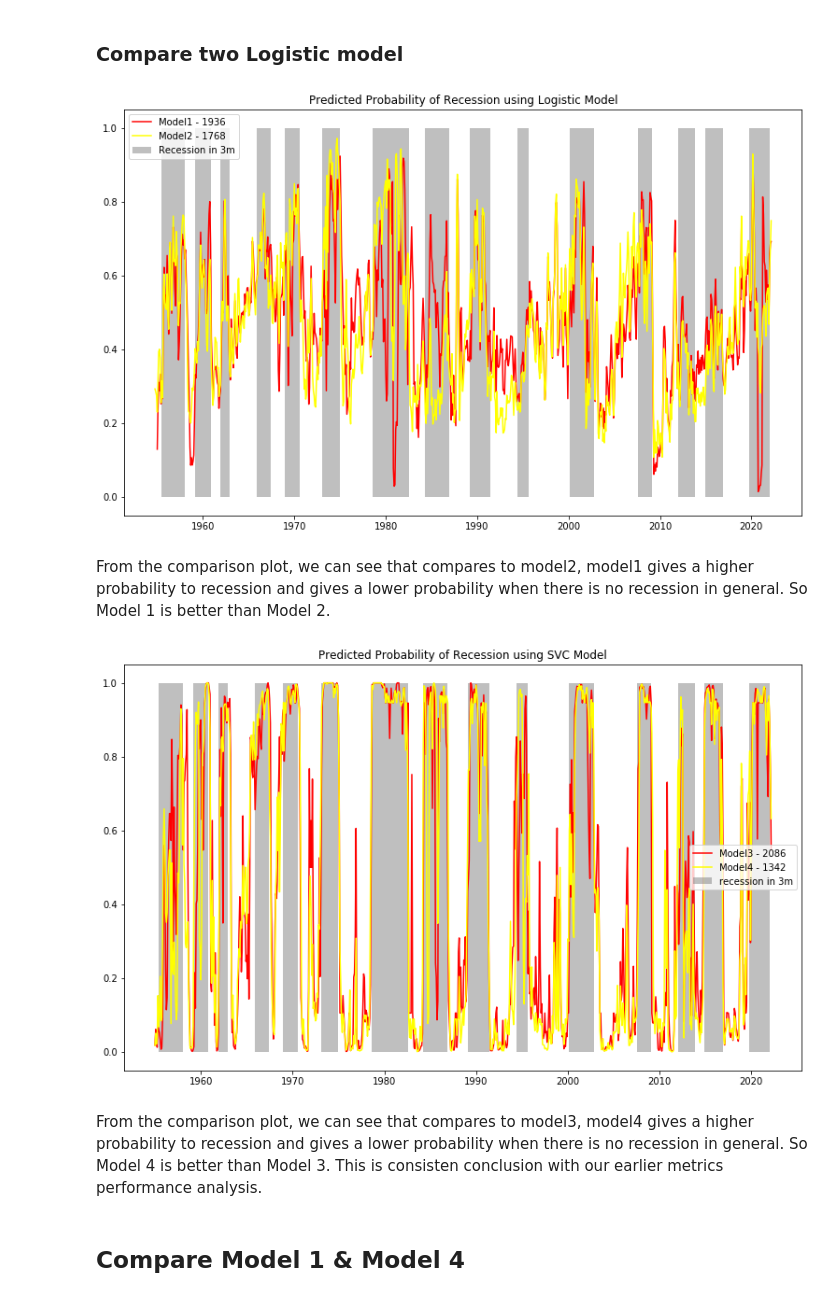
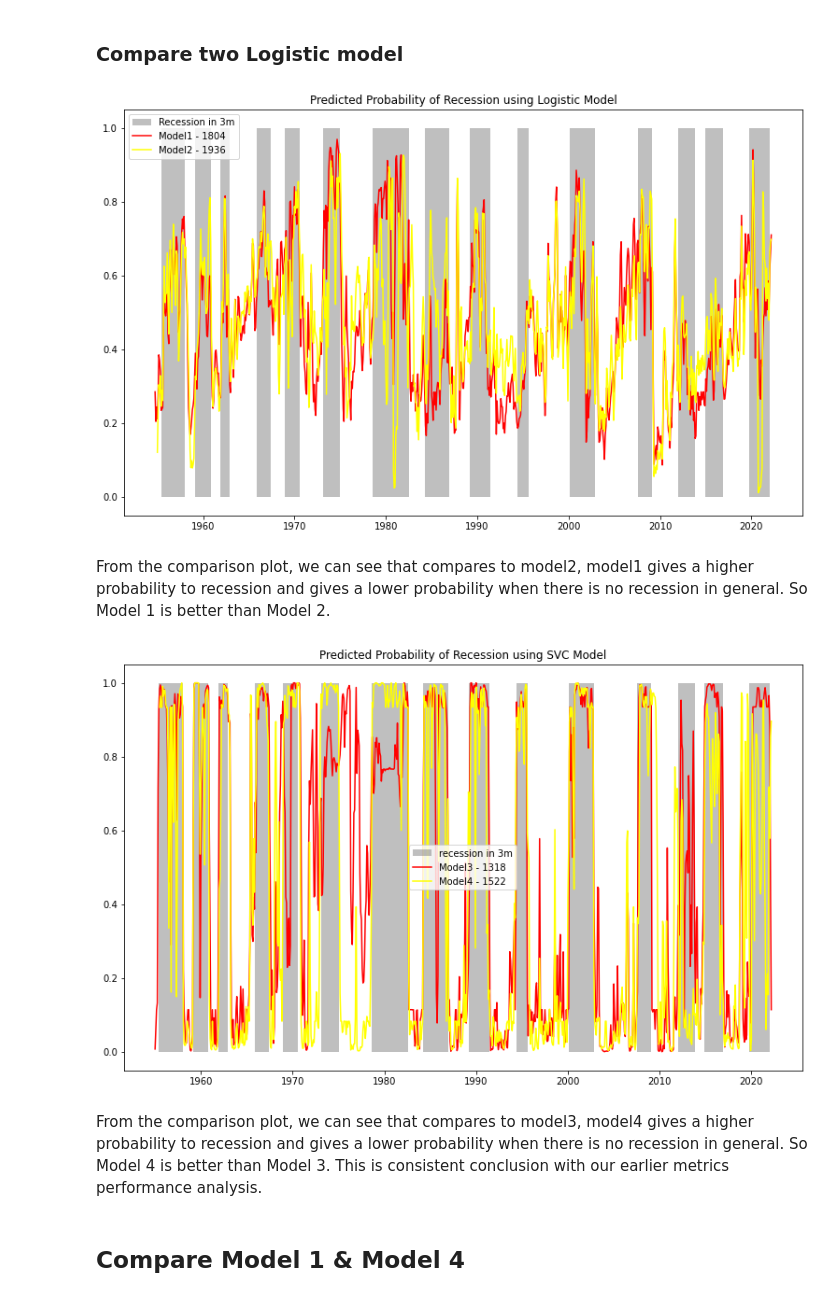
Before and after one commit to KayleeZhu/recession_prediction, a Jupyter notebook: model_performance.ipynb, the cells around one changed output. Saved outputs shown, nothing was run; the diff lists cells and outputs as text; code cells hidden in the pictures.

```diff
--- a/model_performance.ipynb
+++ b/model_performance.ipynb
@@ -254,7 +256,6 @@ Y is recession_3m & Features are: ['payroll_diff_12m_6m', 'policy_rate_delta_3m'
 done
 # %%
 # SVC
-out_sample_experiment_dir = 'data_folder/experiments_out_sample_new'
 experiment.out_sample_nested_experiments(model_type='svc',
                                          exp_list=svc_tops,
                                          insample_exp_dir=exp_dir,
@@ -395,27 +396,27 @@ SVC model:
 ## Read Model & Fit all data
 # %%
 clf_dict = {}
-for exp_num in [1936.0, 1768.0, 2086.0, 1342.0]:
+for exp_num in [1804, 1936, 1318, 1522]:
 
-    if exp_num == 1936.0:
+    if exp_num == 1804:
+        fold_num = 4
+        model_type = 'logistic'
+        feas = all_info_log.loc[all_info_log['exp_number']=='1804', 'features'][0].replace('[','').replace(']', '').replace(' ', '').replace("'", '').split(',')
+
+    elif exp_num == 1936:
         fold_num = 3
         model_type = 'logistic'
-        feas = all_info_log.loc[all_info_log['exp_number']=='1936.0', 'features'][0].replace('[','').replace(']', '').replace(' ', '').replace("'", '').split(',')
+        feas = all_info_log.loc[all_info_log['exp_number']=='1936', 'features'][0].replace('[','').replace(']', '').replace(' ', '').replace("'", '').split(',')
 
-    elif exp_num == 1768.0:
-        fold_num = 4
-        model_type = 'logistic'
-        feas = all_info_log.loc[all_info_log['exp_number']=='1768.0', 'features'][0].replace('[','').replace(']', '').replace(' ', '').replace("'", '').split(',')
+    elif exp_num == 1318:
+        fold_num = 3
+        model_type = 'svc'
+        feas = all_info_svc.loc[all_info_svc['exp_number']=='1318', 'features'][0].replace('[','').replace(']', '').replace(' ', '').replace("'", '').split(',')
 
-    elif exp_num == 2086.0:
-        fold_num = 4
+    elif exp_num == 1522:
+        fold_num = 0
         model_type = 'svc'
-        feas = all_info_svc.loc[all_info_svc['exp_number']=='2086.0', 'features'][0].replace('[','').replace(']', '').replace(' ', '').replace("'", '').split(',')
-
-    elif exp_num == 1342.0:
-        fold_num = 4
-        model_type = 'svc'
-        feas = all_info_svc.loc[all_info_svc['exp_number']=='1342.0', 'features'][0].replace('[','').replace(']', '').replace(' ', '').replace("'", '').split(',')
+        feas = all_info_svc.loc[all_info_svc['exp_number']=='1522', 'features'][0].replace('[','').replace(']', '').replace(' ', '').replace("'", '').split(',')
 
     fold_path = f'data_folder/experiments_out_sample_new/{model_type}/exp_{exp_num}/fold_{fold_num}'
     filename = f'{fold_path}/model.pkl'
@@ -460,6 +461,6 @@ Model Logistic - 1936 & 1768
 # %%
-features, sub_df, y_data, model = get_prediction(clf_dict, 1936.0)
-features2, sub_df2, y_data2, model2 = get_prediction(clf_dict, 1768.0)
+features, sub_df, y_data, model = get_prediction(clf_dict, 1804)
+features2, sub_df2, y_data2, model2 = get_prediction(clf_dict, 1936)
 # %% [output]
 A value is trying to be set on a copy of a slice from a DataFrame.
 Try using .loc[row_indexer,col_indexer] = value instead
@@ -486,6 +484,6 @@ Model SVC - 2086 & 1342
 # %%
-features3, sub_df3, y_data3, model3 = get_prediction(clf_dict, 2086.0)
-features4, sub_df4, y_data4, model4 = get_prediction(clf_dict, 1342.0)
+features3, sub_df3, y_data3, model3 = get_prediction(clf_dict, 1318)
+features4, sub_df4, y_data4, model4 = get_prediction(clf_dict, 1522)
 # %% [output]
 A value is trying to be set on a copy of a slice from a DataFrame.
 Try using .loc[row_indexer,col_indexer] = value instead
@@ -515,30 +510,30 @@ See the caveats in the documentation: https://pandas.pydata.org/pandas-docs/stab
 plt.figure(figsize=(13, 8))
 plt.fill_between(y_data['date'], 0, 1, where=y_data['recession_3m']==1, facecolor='grey', alpha=0.5, label='Recession in 3m')
 
-plt.plot(y_data['date'], y_data['prob_1'], color='red', label='Model1 - 1936')
-plt.plot(y_data2['date'], y_data2['prob_1'], color='yellow', label='Model2 - 1768')
+plt.plot(y_data['date'], y_data['prob_1'], color='red', label='Model1 - 1804')
+plt.plot(y_data2['date'], y_data2['prob_1'], color='yellow', label='Model2 - 1936')
 
 plt.title("Predicted Probability of Recession using Logistic Model")
 plt.legend()
 plt.show()
 # %% [output]
-[figure, old version]
+[figure, new version]
 # %% [markdown]
 From the comparison plot, we can see that compares to model2, model1 gives a higher probability to recession and gives a lower probability when there is no recession in general. So Model 1 is better than Model 2.
 # %%
 # Compare the predicted probability of Logistic & SVC
 plt.figure(figsize=(13, 8))
 plt.fill_between(y_data['date'], 0, 1, where=y_data['recession_3m']==1, facecolor='grey', alpha=0.5, label='recession in 3m')
-plt.plot(y_data3['date'], y_data3['prob_1'], color='red', label='Model3 - 2086')
-plt.plot(y_data4['date'], y_data4['prob_1'], color='yellow', label='Model4 - 1342')
+plt.plot(y_data3['date'], y_data3['prob_1'], color='red', label='Model3 - 1318')
+plt.plot(y_data4['date'], y_data4['prob_1'], color='yellow', label='Model4 - 1522')
 plt.title("Predicted Probability of Recession using SVC Model")
 
 plt.legend()
 plt.show()
 # %% [output]
-[figure, old version]
+[figure, new version]
 # %% [markdown]
-From the comparison plot, we can see that compares to model3, model4 gives a higher probability to recession and gives a lower probability when there is no recession in general. So Model 4 is better than Model 3. This is consisten conclusion with our earlier metrics performance analysis.
+From the comparison plot, we can see that compares to model3, model4 gives a higher probability to recession and gives a lower probability when there is no recession in general. So Model 4 is better than Model 3. This is consistent conclusion with our earlier metrics performance analysis.
 # %% [markdown]
 ## Compare Model 1 & Model 4
 # %%
```
Also changed, not shown: parts of 31 cells of this notebook, 5 other files.
